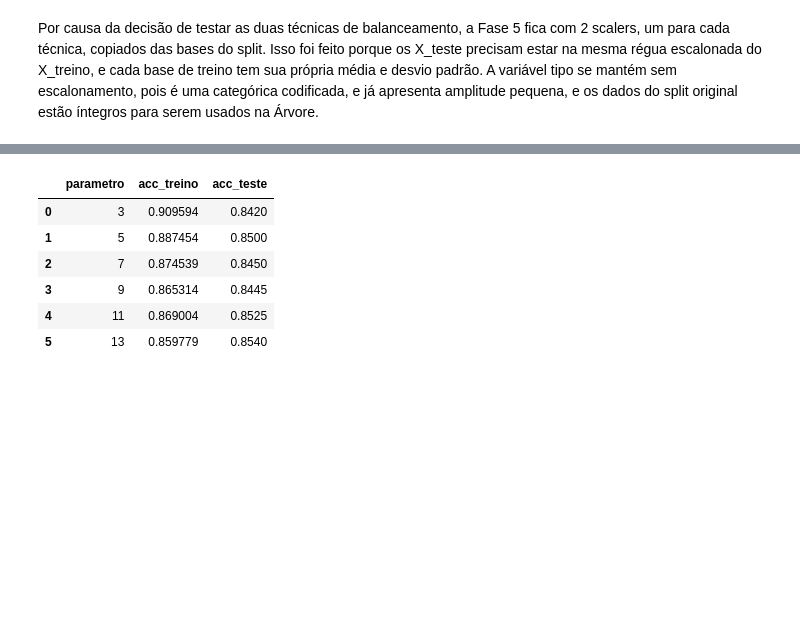
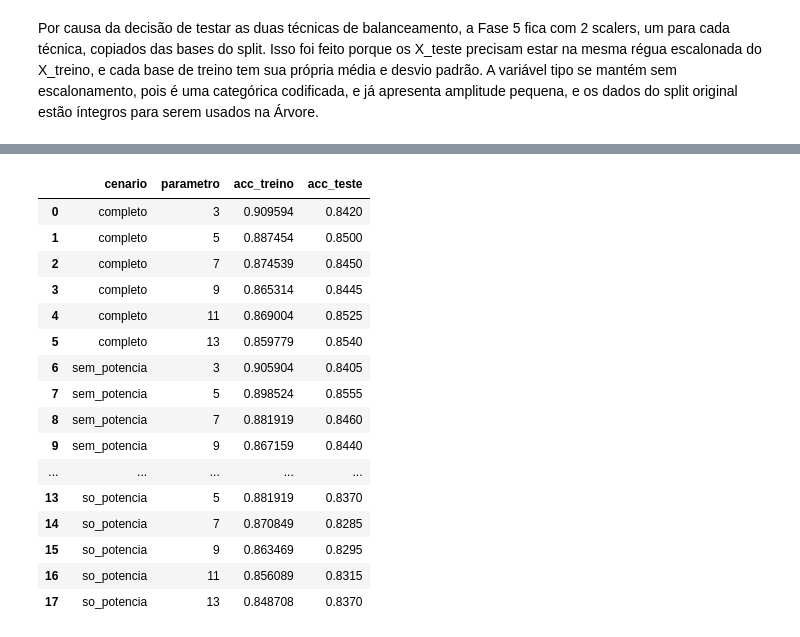
Before and after one commit to filipester/manutencao_preditiva, a Jupyter notebook: manutencao_preditiva.ipynb, the cells around one changed output, grey strips where cells are left out. Saved outputs shown, nothing was run; the diff lists cells and outputs as text; code cells hidden in the pictures; blank space fills up the shorter version.

```diff
--- a/manutencao_preditiva.ipynb
+++ b/manutencao_preditiva.ipynb
@@ -499,13 +499,23 @@ Um cuidado necessário ao se treinar modelos de inteligência artificial é que
 # %%
 # KNN com técnica SMOTE
 
+cenarios = {
+    'completo': [],
+    'sem_potencia': ['potencia_kw'],
+    'so_potencia': ['velocidade_rotacao_rpm', 'torque_nm'],
+}
+
 resultados = []
-for valor in [3, 5, 7, 9, 11, 13]:
-    modelo = KNeighborsClassifier(n_neighbors=valor)
-    modelo.fit(X_smote_esc, y_smote) # type: ignore
-    resultados.append({'parametro': str(valor),
-                        'acc_treino': modelo.score(X_smote_esc, y_smote),
-                        'acc_teste': modelo.score(X_teste_esc_smote, y_teste)})
+for nome, remover in cenarios.items():
+    Xtr = X_smote_esc.drop(columns=remover)
+    Xte = X_teste_esc_smote.drop(columns=remover)
+    for valor in [3, 5, 7, 9, 11, 13]:
+        modelo = KNeighborsClassifier(n_neighbors=valor)
+        modelo.fit(Xtr, y_smote) # type: ignore
+        resultados.append({'cenario': nome,
+                            'parametro': str(valor),
+                            'acc_treino': modelo.score(Xtr, y_smote),
+                            'acc_teste': modelo.score(Xte, y_teste)})
 
 
 pd.DataFrame(resultados)
@@ -520,21 +540,42 @@ pd.DataFrame(resultados)
 # %%
 # KNN com técnica Random Under Sampler
 
+cenarios = {
+    'completo': [],
+    'sem_potencia': ['potencia_kw'],
+    'so_potencia': ['velocidade_rotacao_rpm', 'torque_nm'],
+}
+
 resultados = []
-for valor in [3, 5, 7, 9, 11, 13]:
-    modelo = KNeighborsClassifier(n_neighbors=valor)
-    modelo.fit(X_rus_esc, y_rus) # type: ignore
-    resultados.append({'parametro': str(valor),
-                        'acc_treino': modelo.score(X_rus_esc, y_rus),
-                        'acc_teste': modelo.score(X_teste_esc_rus, y_teste)})
+for nome, remover in cenarios.items():
+    Xtr = X_rus_esc.drop(columns=remover)
+    Xte = X_teste_esc_rus.drop(columns=remover)
+
+    for valor in [3, 5, 7, 9, 11, 13]:
+        modelo = KNeighborsClassifier(n_neighbors=valor)
+        modelo.fit(Xtr, y_rus) # type: ignore
+        resultados.append({'cenario': nome,
+                           'parametro': str(valor),
+                            'acc_treino': modelo.score(Xtr, y_rus),
+                            'acc_teste': modelo.score(Xte, y_teste)})
 
 
 pd.DataFrame(resultados)
 # %% [output]
-|  | parametro | acc_treino | acc_teste |
-| 0 | 3 | 0.909594 | 0.8420 |
-| 1 | 5 | 0.887454 | 0.8500 |
-| 2 | 7 | 0.874539 | 0.8450 |
-| 3 | 9 | 0.865314 | 0.8445 |
-| 4 | 11 | 0.869004 | 0.8525 |
-| 5 | 13 | 0.859779 | 0.8540 |
+|  | cenario | parametro | acc_treino | acc_teste |
+| 0 | completo | 3 | 0.909594 | 0.8420 |
+| 1 | completo | 5 | 0.887454 | 0.8500 |
+| 2 | completo | 7 | 0.874539 | 0.8450 |
+| 3 | completo | 9 | 0.865314 | 0.8445 |
+| 4 | completo | 11 | 0.869004 | 0.8525 |
+| 5 | completo | 13 | 0.859779 | 0.8540 |
+| 6 | sem_potencia | 3 | 0.905904 | 0.8405 |
+| 7 | sem_potencia | 5 | 0.898524 | 0.8555 |
+| 8 | sem_potencia | 7 | 0.881919 | 0.8460 |
+| 9 | sem_potencia | 9 | 0.867159 | 0.8440 |
+| ... | ... | ... | ... | ... |
+| 13 | so_potencia | 5 | 0.881919 | 0.8370 |
+| 14 | so_potencia | 7 | 0.870849 | 0.8285 |
+| 15 | so_potencia | 9 | 0.863469 | 0.8295 |
+| 16 | so_potencia | 11 | 0.856089 | 0.8315 |
+| 17 | so_potencia | 13 | 0.848708 | 0.8370 |
```
Also changed, not shown: parts of 6 cells of this notebook.
